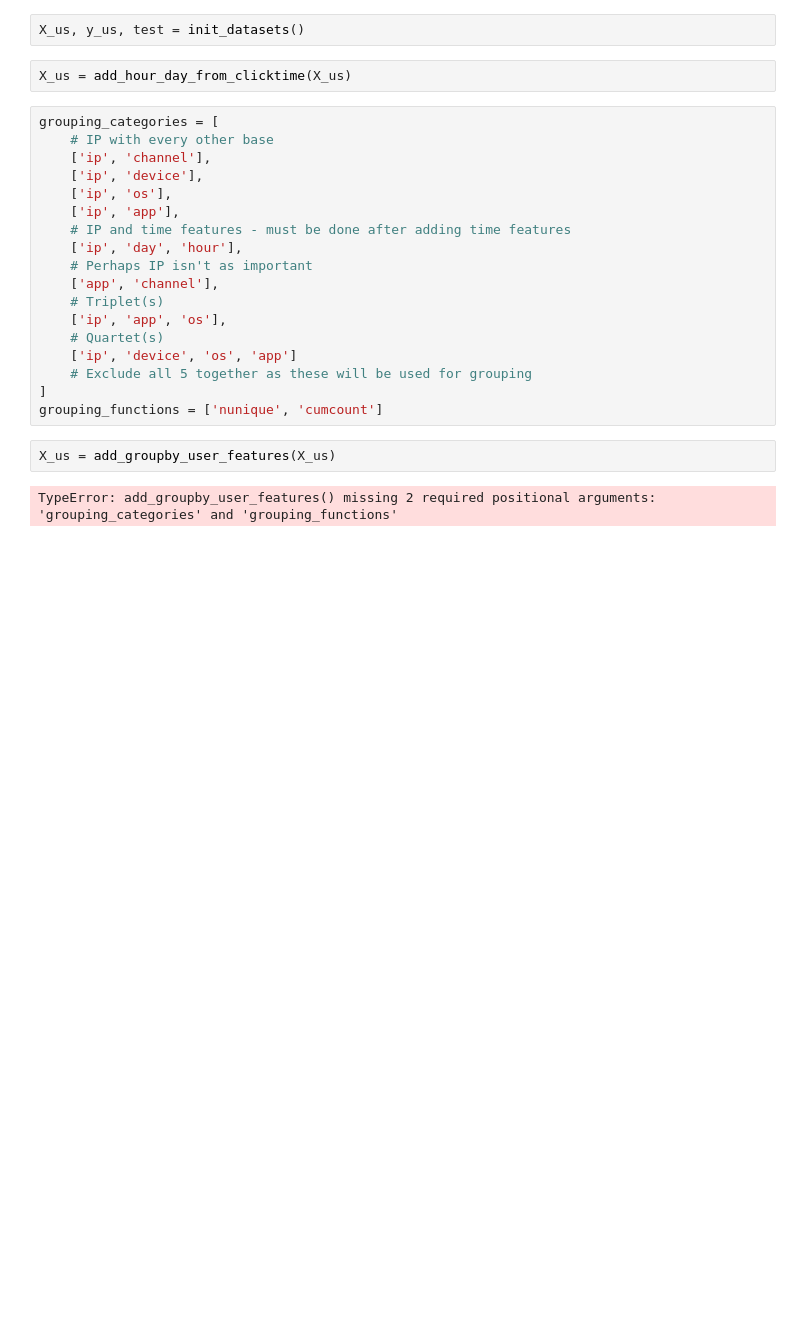
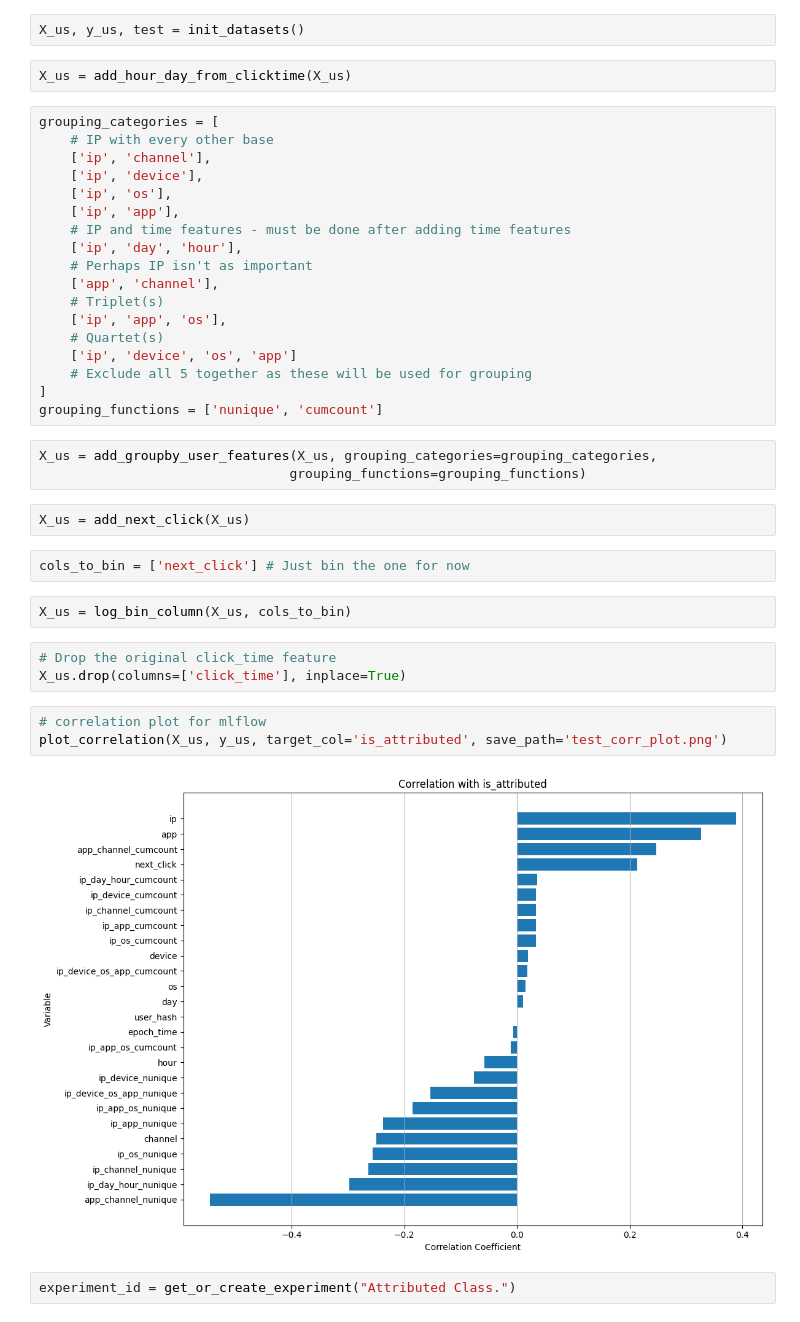
Before and after one commit to zadealfalah/adDetection, a Jupyter notebook: addetectionscripts/testing.ipynb, the cells around one changed output. Cells and saved outputs as stored; diff of their text form; blank space fills up the shorter version.

Commit message:
Add model script/utils, update plots / gitignore

```diff
--- a/addetectionscripts/testing.ipynb
+++ b/addetectionscripts/testing.ipynb
@@ -22,7 +37,22 @@ grouping_categories = [
     # Exclude all 5 together as these will be used for grouping
 ]
 grouping_functions = ['nunique', 'cumcount']
+# %%
+X_us = add_groupby_user_features(X_us, grouping_categories=grouping_categories,
+                                grouping_functions=grouping_functions)
 # %%
-X_us = add_groupby_user_features(X_us)
+X_us = add_next_click(X_us)
-# %% [output]
-TypeError: add_groupby_user_features() missing 2 required positional arguments: 'grouping_categories' and 'grouping_functions'
+# %%
+cols_to_bin = ['next_click'] # Just bin the one for now
+# %%
+X_us = log_bin_column(X_us, cols_to_bin)
+# %%
+# Drop the original click_time feature
+X_us.drop(columns=['click_time'], inplace=True)
+# %%
+# correlation plot for mlflow
+plot_correlation(X_us, y_us, target_col='is_attributed', save_path='test_corr_plot.png')
+# %% [output]
+[figure, added]
+# %%
+experiment_id = get_or_create_experiment("Attributed Class.")
```
Also changed, not shown: parts of 12 cells of this notebook, 5 other files.
